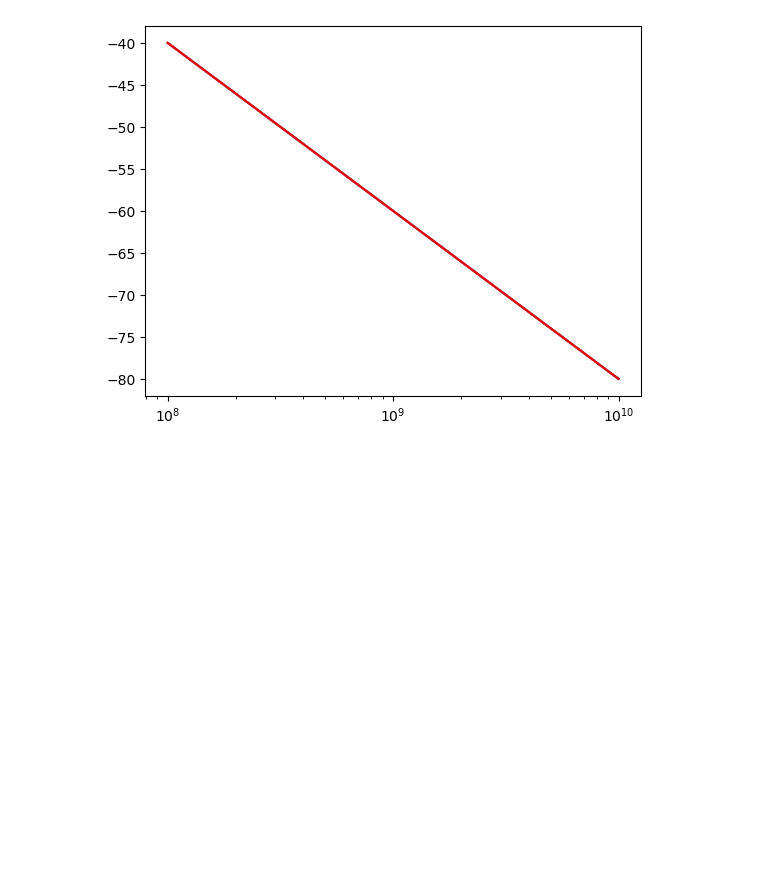
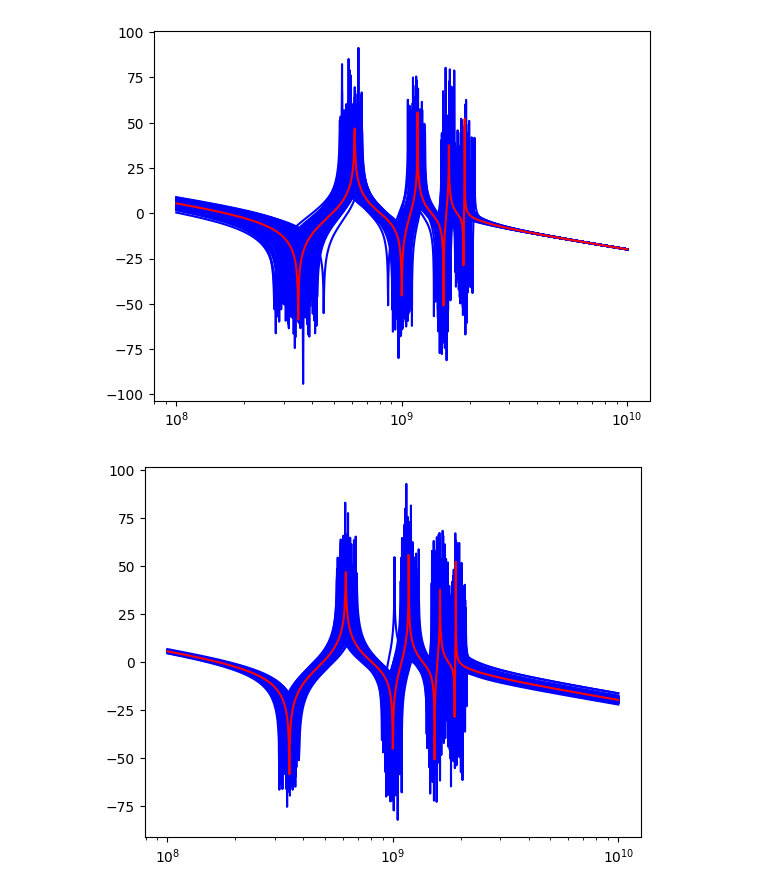
Before and after one commit to WangYuNeng/Ark, a Jupyter notebook: examples/tln/tline_freq_analysis.ipynb, the cells around one changed output. Drawn from its saved outputs; the diff is of its cells as text; code cells hidden in the pictures; blank space fills up the shorter version.

Commit message:
plot tline freq response with msimatch

```diff
--- a/examples/tln/tline_freq_analysis.ipynb
+++ b/examples/tln/tline_freq_analysis.ipynb
@@ -155,8 +149,8 @@ def sspuf_A_matrix(n_bit: int, line_len: int):
     for i in range(n_bit):
         for j in range(line_len):
             idx = 1 + i * sub_mat_len + 2 * j
-            LC_mat[idx, idx] = 1/cap[i][j]
-            LC_mat[idx + 1, idx + 1] = 1/ind[i][j]
+            LC_mat[idx, idx] = 1/ind[i][j]
+            LC_mat[idx + 1, idx + 1] = 1/cap[i][j]
 
     return LC_mat * A_mat, cc, cap, ind, gm_c, gm_l, sw_bits
 
@@ -188,42 +182,38 @@ gm_c_flat = flatten_list(gm_c)
 gm_l_flat = flatten_list(gm_l)
 switch_flat = flatten_list(sw_bits)
 
-# Plot nominal
-gm_sub = {gm: 1 for gm in gm_c_flat + gm_l_flat}
-lc_sub = {element: lc_val for element in cap_flat + ind_flat}
-switch_sub = {element: 1 for element in switch_flat}
-nominal_val = gm_sub | lc_sub | {cc: lc_val} | switch_sub
+# plot the bode plot
+w = np.linspace(1e-1, 10, 5000) / lc_val
 
-A_mat_nominal = np.array(A_mat.subs(nominal_val)).astype(np.float64)
-B_mat_nominal = np.array(B_mat.subs(nominal_val)).astype(np.float64)
-C_mat_nominal = np.array(C_mat.subs(nominal_val)).astype(np.float64)
-D_mat_nominal = np.array(D_mat.subs(nominal_val)).astype(np.float64)
-
-ss = signal.StateSpace(A_mat_nominal, B_mat_nominal, C_mat_nominal, D_mat_nominal)
-
-# plot the bode plot
-w = np.linspace(1e-1, 10, 1000) / lc_val
-w, mag, phase = signal.bode(tf, w=w)
 plt.figure()
-plt.semilogx(w, mag)
 
 # Plot mismatch
-for _ in range(20):
-    gm_sub = {gm: np.random.normal(1, 0.1) for gm in gm_c_flat + gm_l_flat}
-    lc_sub = {element: np.random.normal(1, 0.1) * lc_val for element in cap_flat + ind_flat}
-    switch_sub = {element: 1 for element in switch_flat}
-    nominal_val = gm_sub | lc_sub | {cc: lc_val} | switch_sub
+n_mismatch = 100
+for mm_lc, mm_gm in [(False, True), (True, False), (True, True)]:
+    for i in range(n_mismatch + 1):
+        if i == n_mismatch:
+            gm_sub = {gm: 1 for gm in gm_c_flat + gm_l_flat}
+            lc_sub = {element: lc_val for element in cap_flat + ind_flat}
+            switch_sub = {element: 1 for element in switch_flat}
+            nominal_val = gm_sub | lc_sub | {cc: lc_val} | switch_sub
+            color = 'red'
+        else:
+            gm_sub = {gm: np.random.normal(1, 0.1) if mm_gm else 1 for gm in gm_c_flat + gm_l_flat}
+            lc_sub = {element: np.random.normal(1, 0.1) * lc_val if mm_lc else lc_val for element in cap_flat + ind_flat}
+            switch_sub = {element: 1 for element in switch_flat}
+            nominal_val = gm_sub | lc_sub | {cc: np.random.normal(1, 0.1) * lc_val if mm_lc else lc_val} | switch_sub
+            color = 'blue'
 
-    A_mat_nominal = np.array(A_mat.subs(nominal_val)).astype(np.float64)
-    B_mat_nominal = np.array(B_mat.subs(nominal_val)).astype(np.float64)
-    C_mat_nominal = np.array(C_mat.subs(nominal_val)).astype(np.float64)
-    D_mat_nominal = np.array(D_mat.subs(nominal_val)).astype(np.float64)
+        A_mat_nominal = np.array(A_mat.subs(nominal_val)).astype(np.float64)
+        B_mat_nominal = np.array(B_mat.subs(nominal_val)).astype(np.float64)
+        C_mat_nominal = np.array(C_mat.subs(nominal_val)).astype(np.float64)
+        D_mat_nominal = np.array(D_mat.subs(nominal_val)).astype(np.float64)
 
 
-    ss = signal.StateSpace(A_mat_nominal, B_mat_nominal, C_mat_nominal, D_mat_nominal)
-    w, mag, phase = signal.bode(tf, w=w)
-    plt.semilogx(w, mag, color='red', alpha=0.1)
-
-
-plt.show()
+        ss = signal.StateSpace(A_mat_nominal, B_mat_nominal, C_mat_nominal, D_mat_nominal)
+        w, mag, phase = signal.bode(ss, w=w)
+        plt.semilogx(w, mag, color=color)
+    # plt.ylim(100, -100)
+    plt.savefig(f"mismatch_lc_{mm_lc}_gm_{mm_gm}.png", dpi=150, bbox_inches='tight')
+    plt.show()
 # %% [output]
@@ -230 +222,2 @@ plt.show()
-[figure, old version]
+[figure, new version]
+[figure, added]
```
Also changed, not shown: parts of 3 cells of this notebook.
